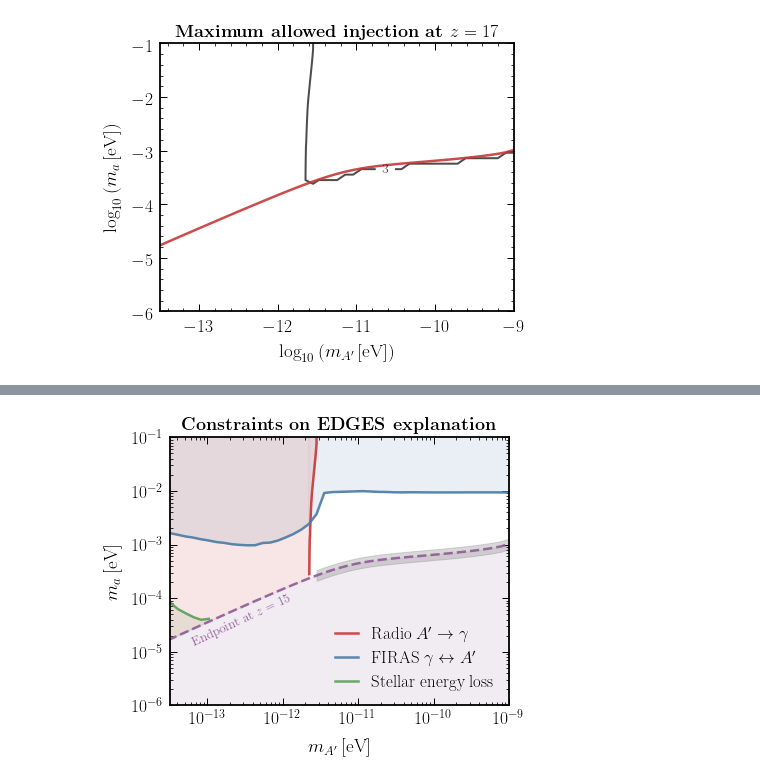
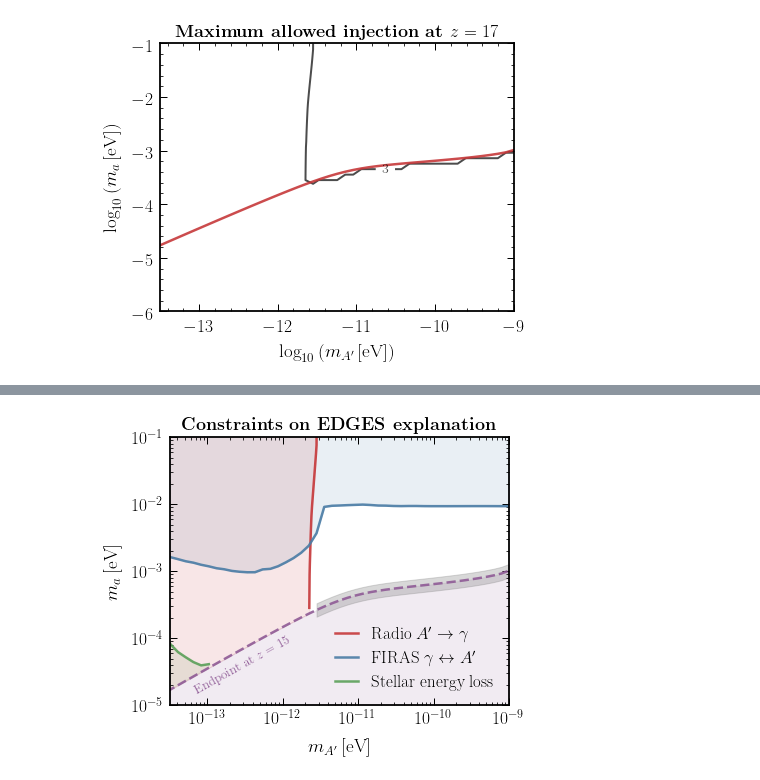
Before and after one commit to smsharma/edges-endpoints-21cm, a Jupyter notebook: notebooks/02_parameter_space.ipynb, the cells around one changed output, grey strips where cells are left out. Cells and saved outputs as stored; diff of their text form; code cells hidden in the pictures.

```diff
--- a/notebooks/02_parameter_space.ipynb
+++ b/notebooks/02_parameter_space.ipynb
@@ -235,3 +219,11 @@ m_radio, lim_radio
+# %%
+m_Ap_fine_ary = np.logspace(-14, np.max(m_radio), 20000) * eV
+z_res = np.array([spec_dapper.get_z_crossings(m_Ap, firas.omega_FIRAS[0])[-1] for m_Ap in m_Ap_fine_ary])
+
+z_end = 17.
+m_a_fine_end = (1 + z_res) / (z_end + 1) * spec_dapper.omega_21 * 2
+# %%
+lim_radio_interp = interp1d(m_radio, lim_radio, bounds_error=False)(np.log10(m_Ap_fine_ary / eV))
 # %%
 # m_radio, lim_radio = np.transpose([[-11.61534244,  -1.        ],
 #        [-11.61709444,  -1.10204082],
@@ -266,38 +258,47 @@ lim_stellar_ary[m_Ap_ary / eV > 1.2e-13] = np.nan #m_a_end[m_Ap_ary / eV > 1.5e-
 
 fig, ax = plt.subplots()
 
-ax.plot(10 ** m_radio, 10 ** lim_radio, label=r"Radio $A'\rightarrow\gamma$", color=cols_default[0])
+ax.plot(m_Ap_fine_ary / eV, 10 ** lim_radio_interp, label=r"Radio $A'\rightarrow\gamma$", color=cols_default[0])
+# ax.plot(10 ** m_radio, 10 ** lim_radio, label=r"Radio $A'\rightarrow\gamma$", color=cols_default[0])
 ax.plot(m_Ap_ary / eV, lim_arcade_ary / eV, label=r"FIRAS $\gamma\leftrightarrow A'$", color=cols_default[1])
 ax.plot(m_Ap_ary[m_Ap_ary / eV < 3e-13] / eV, lim_stellar_ary[m_Ap_ary / eV < 3e-13] / eV, label=r"Stellar energy loss", color=cols_default[2])
 ax.plot(m_Ap_ary / eV, m_a_end / eV, ls='--', color=cols_default[3])
 
 ax.fill_between(m_Ap_ary / eV, lim_arcade_ary / eV, np.ones_like(lim_arcade_ary), color=cols_default[1], alpha=0.12)
 ax.fill_between(m_Ap_ary / eV, lim_stellar_ary / eV, m_a_end / eV, color=cols_default[2], alpha=0.12)
 ax.fill_between(m_Ap_ary / eV, m_a_end / eV, 1e-8 * np.ones_like(m_a_end / eV), color=cols_default[3], alpha=0.12)
 
 mean_radio = np.min(10 ** m_radio)
-ax.fill_between(m_Ap_ary[m_Ap_ary / eV < mean_radio] / eV, m_a_end[m_Ap_ary / eV < mean_radio] / eV, np.ones_like(m_a_end[m_Ap_ary / eV < mean_radio]) / eV, color=cols_default[0], alpha=0.12)
-ax.fill_between(10 ** m_radio, 10 ** lim_radio, np.ones_like(10 ** lim_radio), color=cols_default[0], alpha=0.12)
+offset = 0
+# ax.fill_between(m_Ap_ary[m_Ap_ary / eV < mean_radio - offset] / eV, m_a_end[m_Ap_ary / eV < mean_radio - offset] / eV, np.ones_like(m_a_end[m_Ap_ary / eV < mean_radio - offset]) / eV, color=cols_default[0], alpha=0.12)
+# ax.fill_between(10 ** m_radio, 10 ** lim_radio, np.ones_like(10 ** lim_radio), color=cols_default[0], alpha=0.12)
+# ax.fill_between(m_Ap_fine_ary / eV, 10 ** lim_radio_interp, np.ones_like(10 ** lim_radio_interp), color=cols_default[0], alpha=0.12)
+
+fill_lower = np.max([m_a_fine_end / eV, np.nan_to_num(10 ** lim_radio_interp)], axis=0)
+ax.fill_between(m_Ap_fine_ary / eV, fill_lower, np.ones_like(10 ** lim_radio_interp), color=cols_default[0], alpha=0.12)
+
+
 
 ax.fill_between(m_Ap_ary[m_Ap_ary / eV > mean_radio] / eV, 10 ** (np.log10(m_a_end[m_Ap_ary / eV > mean_radio] / eV) - 0.1), 10 ** (np.log10(m_a_end[m_Ap_ary / eV > mean_radio] / eV) + 0.1), color='grey', alpha=0.3)
 
 ax.set_xlabel('$m_{A^\prime}\,[\mathrm{eV}]$')
 ax.set_ylabel('$m_a\,[\mathrm{eV}]$')
 
 ax.set_xlim(10 ** -13.5, 10 ** -9)
-ax.set_ylim(10 ** -6, 10 ** -1)
+ax.set_ylim(10 ** -5, 10 ** -1)
 
 ax.set_xscale("log")
 ax.set_yscale("log")
 
-ax.text(6e-14, 1.3e-5, 'Endpoint at $z=15$', rotation=25, fontsize=13, color=cols_default[3])
+ax.text(6.3e-14, 1.5e-5, 'Endpoint at $z=15$', rotation=29, fontsize=13, color=cols_default[3])
 # ax.text(1e-11, 1e-4, 'Can explain EDGES \n amplitude and upturn', rotation=6, fontsize=13, color='black')
 
 ax.legend(handlelength=1.3)
 
 plt.title(r"\bf{Constraints on EDGES explanation}")
 plt.tight_layout()
 
-plt.savefig(plots_dir + "EDGES_param.pdf")
+# plt.savefig(plots_dir + "EDGES_param.pdf")
+plt.savefig("/Users/smsharma/Desktop/EDGES_param.pdf")
 # %% [output]
-[figure, old version]
+[figure, new version]
```
Also changed, not shown: parts of 1 cell of this notebook, 3 other files.
